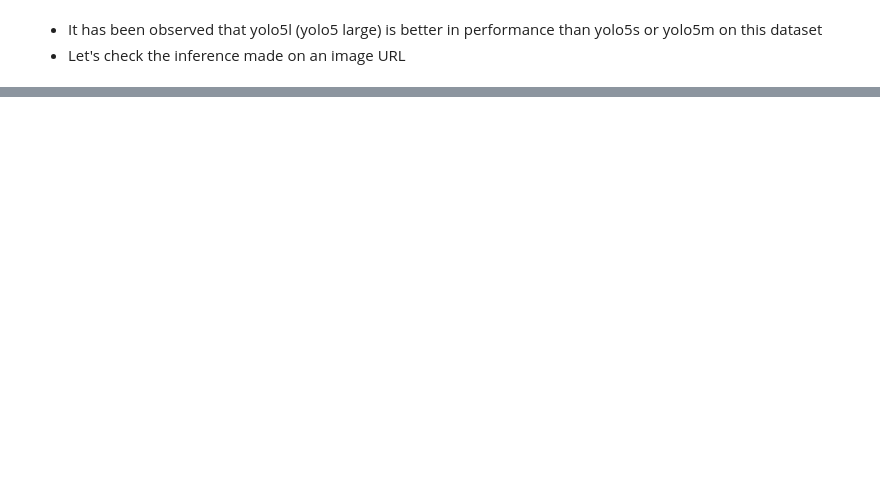
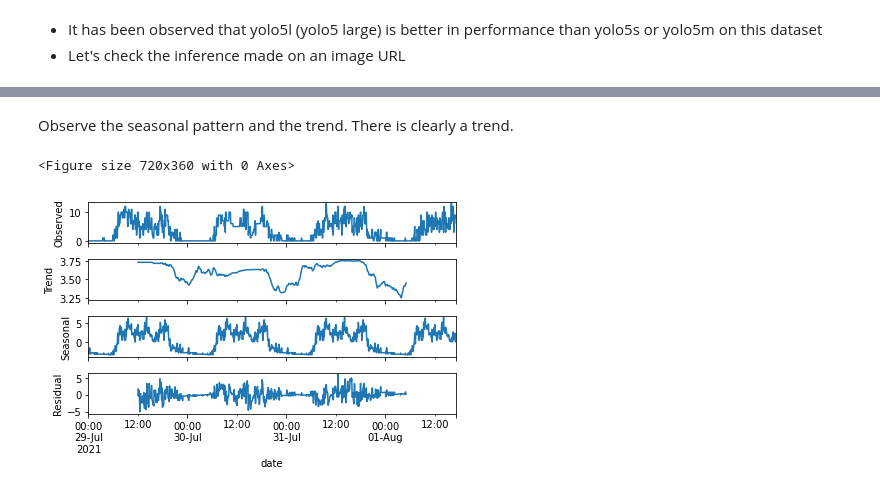
Before and after one commit to gomathyshankar/trafficForecast, a Jupyter notebook: trafficForecast.ipynb, the cells around one changed output, grey strips where cells are left out. Cells and saved outputs as stored; diff of their text form; code cells hidden in the pictures; blank space fills up the shorter version.

```diff
--- a/trafficForecast.ipynb
+++ b/trafficForecast.ipynb
@@ -129,0 +241,25 @@ traffic_data.head()
+# %%
+time_index = pd.date_range(start="2021-07-29 00:00:00",end='2021-08-01 17:00:00',freq='5T')
+
+df_resampled = pd.DataFrame(index=time_index)
+df_resampled['date'] = pd.to_datetime(df_resampled.index, format="%Y-%m-%d %H:%M")
+df_resampled['date'] = df_resampled['date'].astype('datetime64[m]')
+
+df_resampled = df_resampled.merge(df, on=['date'], how='left')
+
+df_resampled = df_resampled.interpolate('ffill')
+df_resampled = df_resampled.fillna(method='ffill')
+df_resampled = df_resampled.bfill().ffill()
+# sns.lineplot(data=df_resampled, x='date', y='car_count')
+# %% [markdown]
+Observe the seasonal pattern and the trend. There is clearly a trend.
+# %%
+df_resampled = df_resampled.set_index('date')
+df_resampled.index.freq = '5T'
+a = seasonal_decompose(df_resampled['car_count'], model = "add", freq = ((24*60)//5))
+plt.figure(figsize=(10,5))
+
+a.plot();
+# %% [output]
+<Figure size 720x360 with 0 Axes>
+[figure, added]
```
Also changed, not shown: parts of 54 cells of this notebook.
